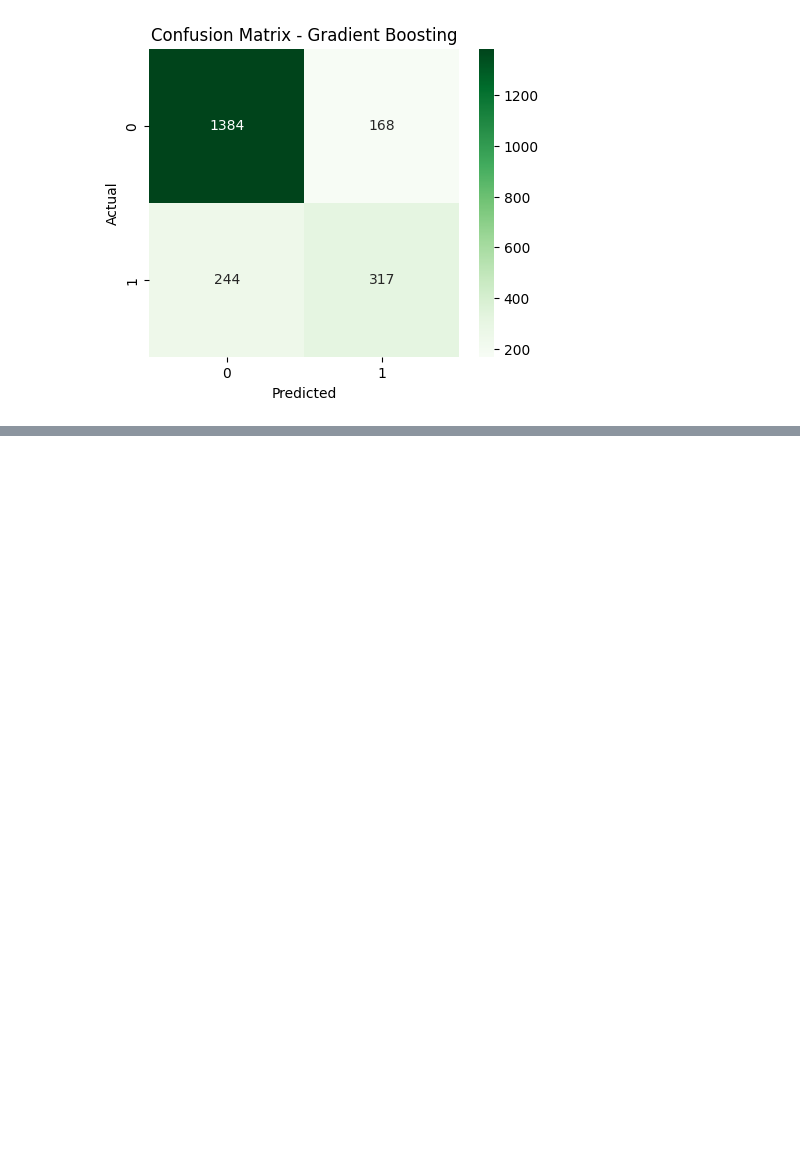
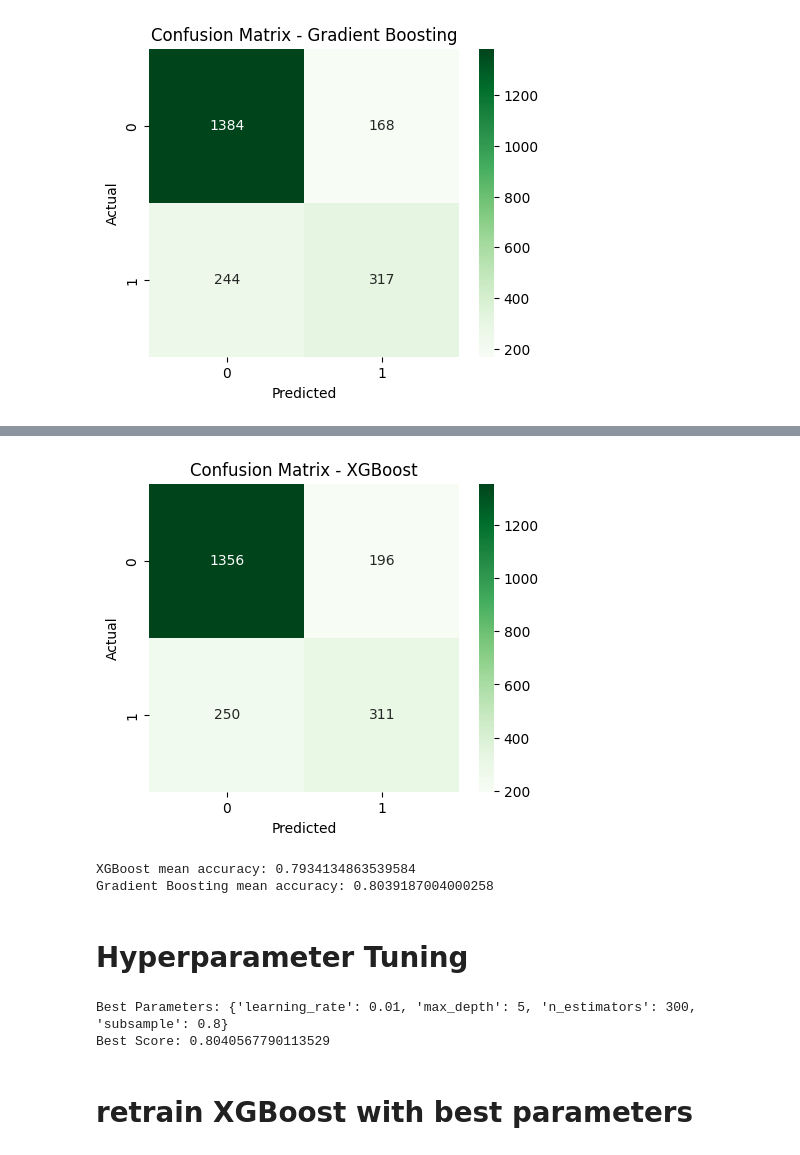
Before and after one commit to nhahub/NHA-010, a Jupyter notebook: notebooks/Training.ipynb, the cells around one changed output, grey strips where cells are left out. Drawn from its saved outputs; the diff is of its cells as text; code cells hidden in the pictures; blank space fills up the shorter version.

Commit message:
Training Summary

```diff
--- a/notebooks/Training.ipynb
+++ b/notebooks/Training.ipynb
@@ -247,0 +250,18 @@ plt.show()
+# %%
+import xgboost
+xgb_model = xgboost.XGBClassifier(
+    n_estimators=200,
+    learning_rate=0.1,
+    max_depth=4,
+    subsample=0.8,
+    colsample_bytree=0.8,
+    random_state=42,
+    use_label_encoder=False,
+    eval_metric='logloss'
+)
+
+xgb_model.fit(X_train, y_train)
+y_pred_xgb = xgb_model.predict(X_test)
+
+print("XGBoost Accuracy:", accuracy_score(y_test, y_pred_xgb))
+print(classification_report(y_test, y_pred_xgb))
@@ -247,0 +278,49 @@ plt.show()
+# %%
+# Confusion Matrix of XGBoost
+plt.figure(figsize=(5,4))
+sns.heatmap(confusion_matrix(y_test, y_pred_xgb), annot=True, fmt='d', cmap='Greens')
+plt.title("Confusion Matrix - XGBoost")
+plt.xlabel("Predicted")
+plt.ylabel("Actual")
+plt.show()
+# %% [output]
+[figure, added]
+# %%
+from sklearn.model_selection import cross_val_score
+
+scores_xgb = cross_val_score(xgb_model, X, y, cv=5)
+scores_gb = cross_val_score(gb_model, X, y, cv=5)
+
+print("XGBoost mean accuracy:", scores_xgb.mean())
+print("Gradient Boosting mean accuracy:", scores_gb.mean())
+# %% [output]
+XGBoost mean accuracy: 0.7934134863539584
+Gradient Boosting mean accuracy: 0.8039187004000258
+# %% [markdown]
+ # Hyperparameter Tuning
+# %%
+from sklearn.model_selection import GridSearchCV
+
+param_grid = {
+    'n_estimators': [100, 200, 300],
+    'max_depth': [3, 4, 5],
+    'learning_rate': [0.01, 0.1, 0.2],
+    'subsample': [0.7, 0.8, 1.0]
+}
+
+grid_search = GridSearchCV(
+    estimator=XGBClassifier(use_label_encoder=False, eval_metric='logloss'),
+    param_grid=param_grid,
+    scoring='accuracy',
+    cv=3,
+    n_jobs=-1
+)
+
+grid_search.fit(X_train, y_train)
+print("Best Parameters:", grid_search.best_params_)
+print("Best Score:", grid_search.best_score_)
+# %% [output]
+Best Parameters: {'learning_rate': 0.01, 'max_depth': 5, 'n_estimators': 300, 'subsample': 0.8}
+Best Score: 0.8040567790113529
+# %% [markdown]
+# retrain XGBoost with best parameters
```
Also changed, not shown: parts of 10 cells of this notebook.
